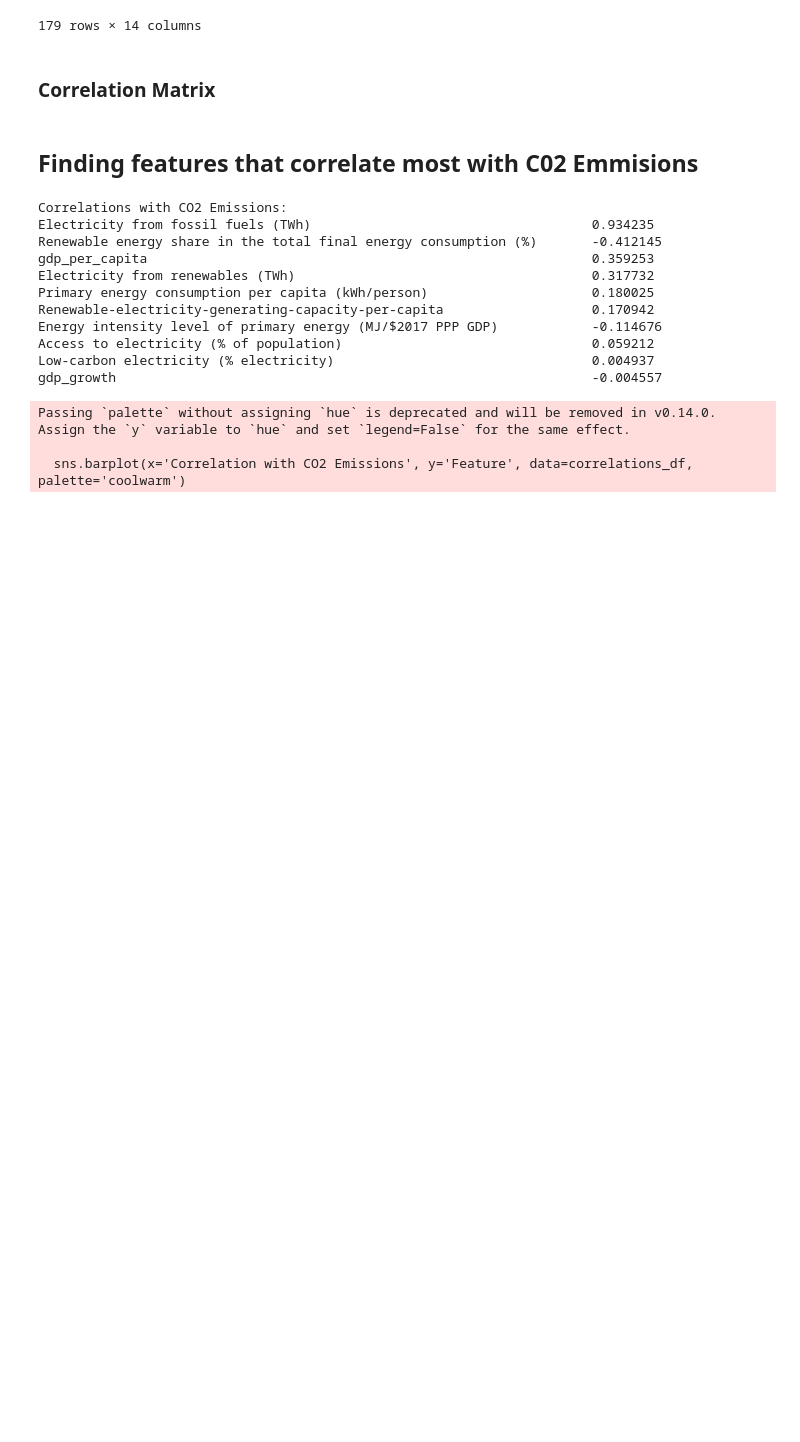
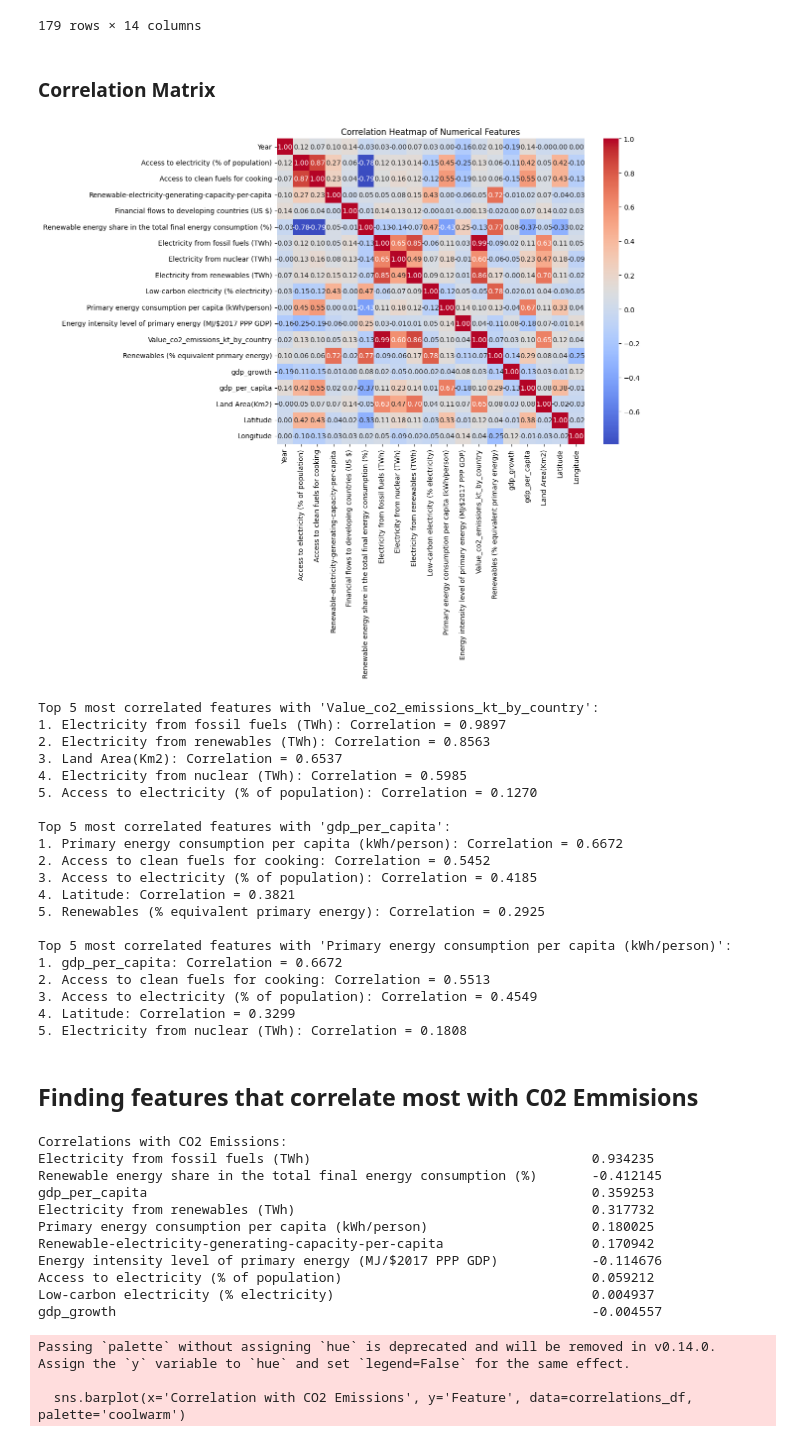
Before and after one commit to nazary1212/DS3000, a Jupyter notebook: main.ipynb, the cells around one changed output. Saved outputs shown, nothing was run; the diff lists cells and outputs as text; code cells hidden in the pictures; blank space fills up the shorter version.

Commit message:
added to corr. analysis, gdp per capita and  energy consumption per capita

```diff
--- a/main.ipynb
+++ b/main.ipynb
@@ -57,31 +57,74 @@ data.head(210)
 # %%
 # Load the dataset
 df = pd.read_csv('global-data-on-sustainable-energy (1).csv')
 
 # Select only the numerical features from the dataset
 numerical_features = df.select_dtypes(include=['float64', 'int64'])
 
 # Compute the correlation matrix for numerical features
 correlation_matrix = numerical_features.corr()
 
 # Display the correlation matrix
 correlation_matrix
 
 # Plot a heatmap to visualize the correlation between numerical features
 plt.figure(figsize=(10, 8))
 sns.heatmap(correlation_matrix, annot=True, cmap='coolwarm', fmt='.2f')
 plt.title('Correlation Heatmap of Numerical Features')
 plt.show()
 
-# Identify the top 5 most correlated features with the target variable
+# Identify the top 5 most correlated features with the target variable CO2 Emissions ('Value_co2_emissions_kt_by_country')
 target = 'Value_co2_emissions_kt_by_country'
 most_correlated_features = correlation_matrix[target].sort_values(ascending=False)[1:6]  # Skip the target itself
 print("Top 5 most correlated features with 'Value_co2_emissions_kt_by_country':")
-#print(most_correlated_features)
 
 # Iterate through these features
 for i, feature in enumerate(most_correlated_features.index, start=1):
     print(f"{i}. {feature}: Correlation = {most_correlated_features[feature]:.4f}")
+
+print() #empty line
+
+# Identify the top 5 most correlated features with the target variable gdp growth per capita ('gdp_per_capita')
+target = 'gdp_per_capita'
+most_correlated_features = correlation_matrix[target].sort_values(ascending=False)[1:6]  # Skip the target itself
+print("Top 5 most correlated features with 'gdp_per_capita':")
+
+# Iterate through these features
+for i, feature in enumerate(most_correlated_features.index, start=1):
+    print(f"{i}. {feature}: Correlation = {most_correlated_features[feature]:.4f}")
+
+print() #empty line
+
+# Identify the top 5 most correlated features with the target variable primary energy consumption per consumption per capita ('Primary energy consumption per capita (kWh/person)')
+target = 'Primary energy consumption per capita (kWh/person)'
+most_correlated_features = correlation_matrix[target].sort_values(ascending=False)[1:6]  # Skip the target itself
+print("Top 5 most correlated features with 'Primary energy consumption per capita (kWh/person)':")
+
+# Iterate through these features
+for i, feature in enumerate(most_correlated_features.index, start=1):
+    print(f"{i}. {feature}: Correlation = {most_correlated_features[feature]:.4f}")
+# %% [output]
+[figure, added]
+Top 5 most correlated features with 'Value_co2_emissions_kt_by_country':
+1. Electricity from fossil fuels (TWh): Correlation = 0.9897
+2. Electricity from renewables (TWh): Correlation = 0.8563
+3. Land Area(Km2): Correlation = 0.6537
+4. Electricity from nuclear (TWh): Correlation = 0.5985
+5. Access to electricity (% of population): Correlation = 0.1270
+
+Top 5 most correlated features with 'gdp_per_capita':
+1. Primary energy consumption per capita (kWh/person): Correlation = 0.6672
+2. Access to clean fuels for cooking: Correlation = 0.5452
+3. Access to electricity (% of population): Correlation = 0.4185
+4. Latitude: Correlation = 0.3821
+5. Renewables (% equivalent primary energy): Correlation = 0.2925
+
+Top 5 most correlated features with 'Primary energy consumption per capita (kWh/person)':
+1. gdp_per_capita: Correlation = 0.6672
+2. Access to clean fuels for cooking: Correlation = 0.5513
+3. Access to electricity (% of population): Correlation = 0.4549
+4. Latitude: Correlation = 0.3299
+5. Electricity from nuclear (TWh): Correlation = 0.1808
 # %% [markdown]
 ## Finding features that correlate most with C02 Emmisions
 # %%
```
